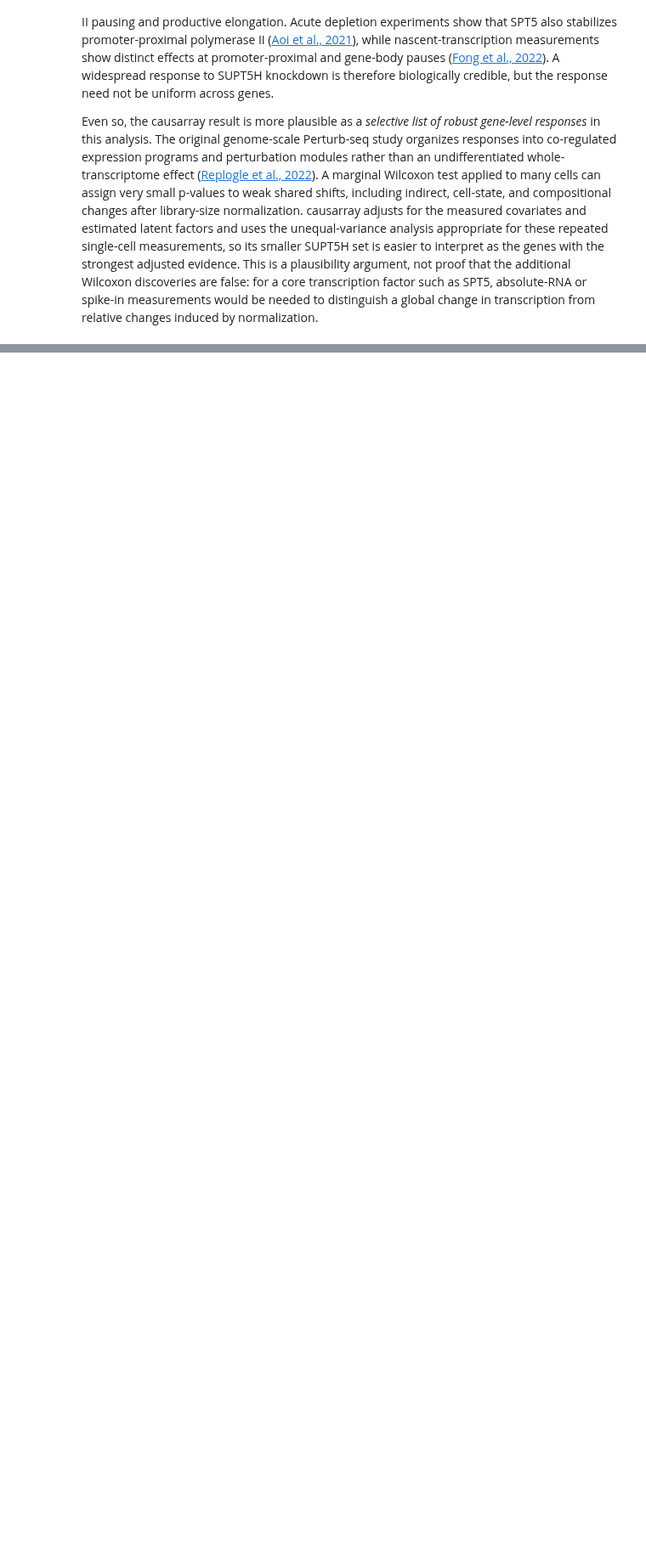
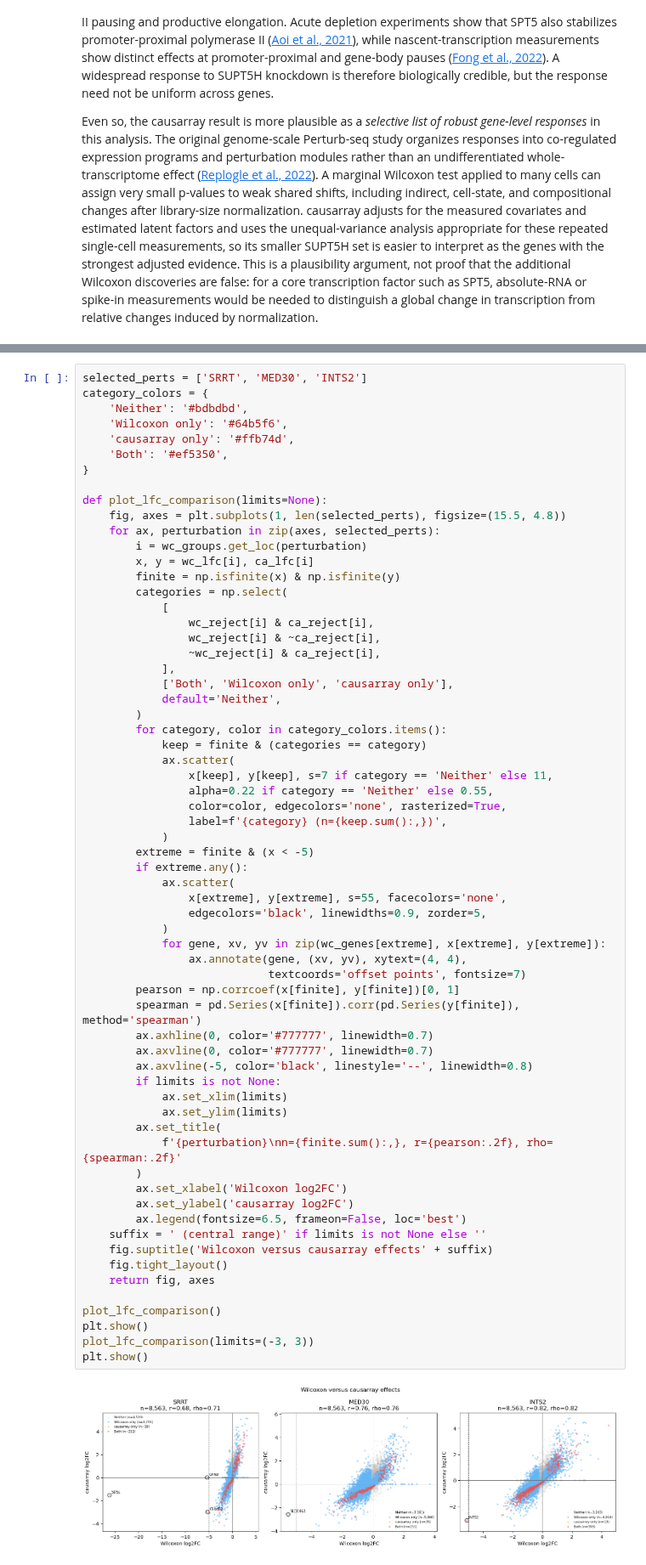
Before and after one commit to jaydu1/causarray, a Jupyter notebook: docs/source/tutorial/replogle/replogle-py.ipynb, the cells around one changed output, grey strips where cells are left out. Shown at 85% size. Saved outputs shown, nothing was run; the diff lists cells and outputs as text; blank space fills up the shorter version.

```diff
--- a/docs/source/tutorial/replogle/replogle-py.ipynb
+++ b/docs/source/tutorial/replogle/replogle-py.ipynb
@@ -349,0 +392,66 @@ Even so, the causarray result is more plausible as a *selective list of robust g
+# %%
+selected_perts = ['SRRT', 'MED30', 'INTS2']
+category_colors = {
+    'Neither': '#bdbdbd',
+    'Wilcoxon only': '#64b5f6',
+    'causarray only': '#ffb74d',
+    'Both': '#ef5350',
+}
+
+def plot_lfc_comparison(limits=None):
+    fig, axes = plt.subplots(1, len(selected_perts), figsize=(15.5, 4.8))
+    for ax, perturbation in zip(axes, selected_perts):
+        i = wc_groups.get_loc(perturbation)
+        x, y = wc_lfc[i], ca_lfc[i]
+        finite = np.isfinite(x) & np.isfinite(y)
+        categories = np.select(
+            [
+                wc_reject[i] & ca_reject[i],
+                wc_reject[i] & ~ca_reject[i],
+                ~wc_reject[i] & ca_reject[i],
+            ],
+            ['Both', 'Wilcoxon only', 'causarray only'],
+            default='Neither',
+        )
+        for category, color in category_colors.items():
+            keep = finite & (categories == category)
+            ax.scatter(
+                x[keep], y[keep], s=7 if category == 'Neither' else 11,
+                alpha=0.22 if category == 'Neither' else 0.55,
+                color=color, edgecolors='none', rasterized=True,
+                label=f'{category} (n={keep.sum():,})',
+            )
+        extreme = finite & (x < -5)
+        if extreme.any():
+            ax.scatter(
+                x[extreme], y[extreme], s=55, facecolors='none',
+                edgecolors='black', linewidths=0.9, zorder=5,
+            )
+            for gene, xv, yv in zip(wc_genes[extreme], x[extreme], y[extreme]):
+                ax.annotate(gene, (xv, yv), xytext=(4, 4),
+                            textcoords='offset points', fontsize=7)
+        pearson = np.corrcoef(x[finite], y[finite])[0, 1]
+        spearman = pd.Series(x[finite]).corr(pd.Series(y[finite]), method='spearman')
+        ax.axhline(0, color='#777777', linewidth=0.7)
+        ax.axvline(0, color='#777777', linewidth=0.7)
+        ax.axvline(-5, color='black', linestyle='--', linewidth=0.8)
+        if limits is not None:
+            ax.set_xlim(limits)
+            ax.set_ylim(limits)
+        ax.set_title(
+            f'{perturbation}\nn={finite.sum():,}, r={pearson:.2f}, rho={spearman:.2f}'
+        )
+        ax.set_xlabel('Wilcoxon log2FC')
+        ax.set_ylabel('causarray log2FC')
+        ax.legend(fontsize=6.5, frameon=False, loc='best')
+    suffix = ' (central range)' if limits is not None else ''
+    fig.suptitle('Wilcoxon versus causarray effects' + suffix)
+    fig.tight_layout()
+    return fig, axes
+
+plot_lfc_comparison()
+plt.show()
+plot_lfc_comparison(limits=(-3, 3))
+plt.show()
+# %% [output]
+[figure, added]
```
Also changed, not shown: parts of 10 cells of this notebook, 7 other files.
